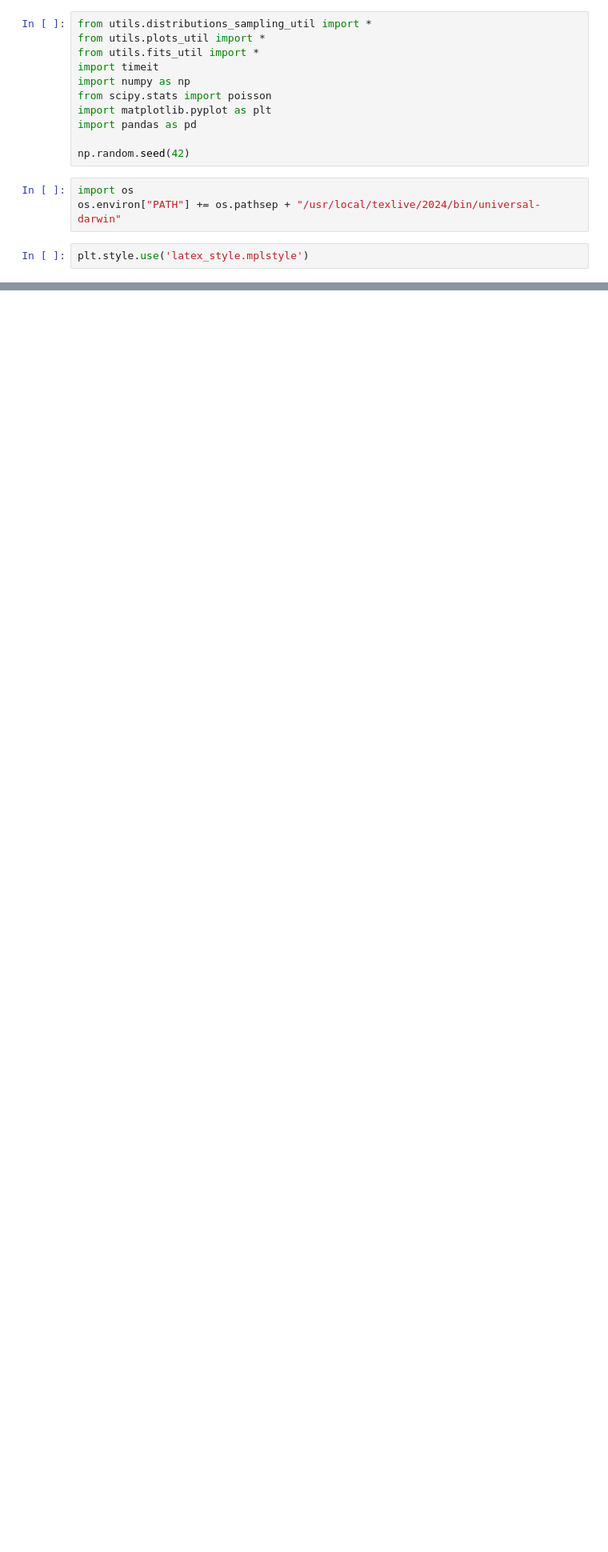
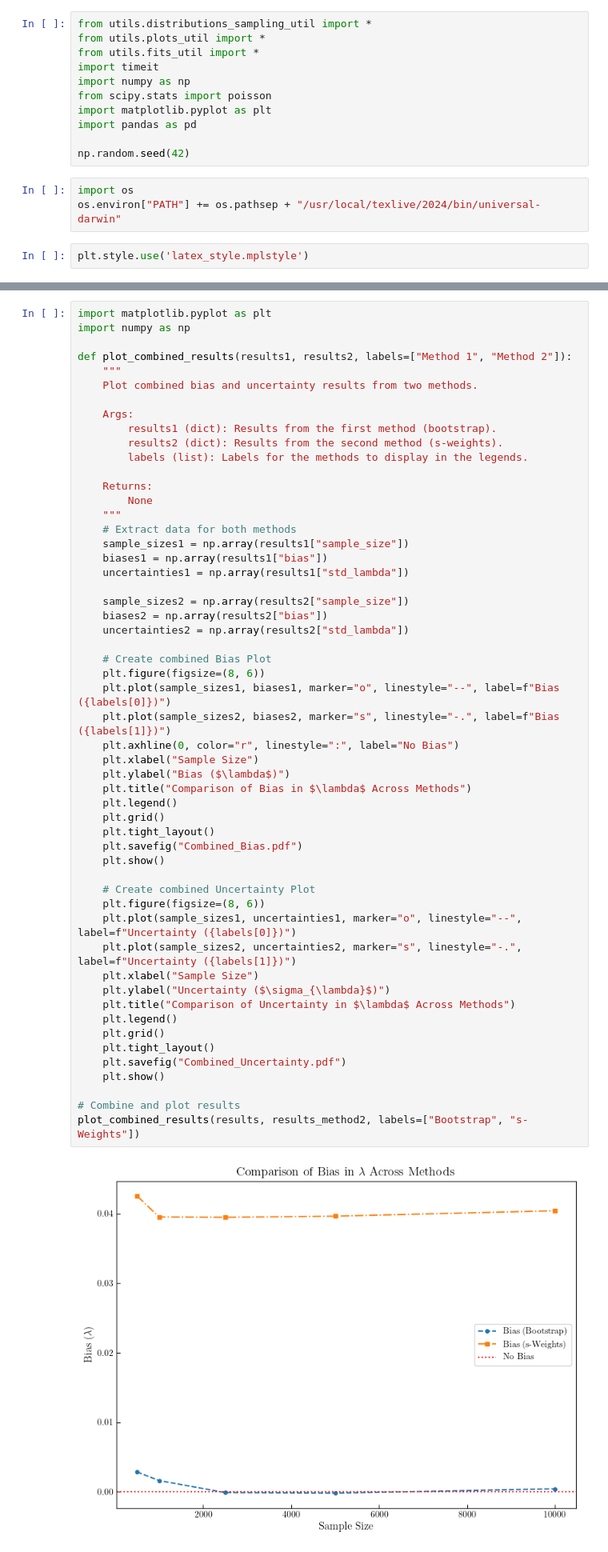
Before and after one commit to Shahab2142/sWeight_ParametricBootstrap_FitComparison, a Jupyter notebook: notebook.ipynb, the cells around one changed output, grey strips where cells are left out. Shown at 80% size. Saved outputs shown, nothing was run; the diff lists cells and outputs as text; blank space fills up the shorter version.

```diff
--- a/notebook.ipynb
+++ b/notebook.ipynb
@@ -807,0 +832,56 @@ Sample Size: 30000, Bias: 0.0399, Uncertainty: 0.0030
+# %%
+import matplotlib.pyplot as plt
+import numpy as np
+
+def plot_combined_results(results1, results2, labels=["Method 1", "Method 2"]):
+    """
+    Plot combined bias and uncertainty results from two methods.
+
+    Args:
+        results1 (dict): Results from the first method (bootstrap).
+        results2 (dict): Results from the second method (s-weights).
+        labels (list): Labels for the methods to display in the legends.
+
+    Returns:
+        None
+    """
+    # Extract data for both methods
+    sample_sizes1 = np.array(results1["sample_size"])
+    biases1 = np.array(results1["bias"])
+    uncertainties1 = np.array(results1["std_lambda"])
+
+    sample_sizes2 = np.array(results2["sample_size"])
+    biases2 = np.array(results2["bias"])
+    uncertainties2 = np.array(results2["std_lambda"])
+
+    # Create combined Bias Plot
+    plt.figure(figsize=(8, 6))
+    plt.plot(sample_sizes1, biases1, marker="o", linestyle="--", label=f"Bias ({labels[0]})")
+    plt.plot(sample_sizes2, biases2, marker="s", linestyle="-.", label=f"Bias ({labels[1]})")
+    plt.axhline(0, color="r", linestyle=":", label="No Bias")
+    plt.xlabel("Sample Size")
+    plt.ylabel("Bias ($\lambda$)")
+    plt.title("Comparison of Bias in $\lambda$ Across Methods")
+    plt.legend()
+    plt.grid()
+    plt.tight_layout()
+    plt.savefig("Combined_Bias.pdf")
+    plt.show()
+
+    # Create combined Uncertainty Plot
+    plt.figure(figsize=(8, 6))
+    plt.plot(sample_sizes1, uncertainties1, marker="o", linestyle="--", label=f"Uncertainty ({labels[0]})")
+    plt.plot(sample_sizes2, uncertainties2, marker="s", linestyle="-.", label=f"Uncertainty ({labels[1]})")
+    plt.xlabel("Sample Size")
+    plt.ylabel("Uncertainty ($\sigma_{\lambda}$)")
+    plt.title("Comparison of Uncertainty in $\lambda$ Across Methods")
+    plt.legend()
+    plt.grid()
+    plt.tight_layout()
+    plt.savefig("Combined_Uncertainty.pdf")
+    plt.show()
+
+# Combine and plot results
+plot_combined_results(results, results_method2, labels=["Bootstrap", "s-Weights"])
+# %% [output]
+[figure, added]
```
Also changed, not shown: parts of 8 cells of this notebook, 8 other files.
